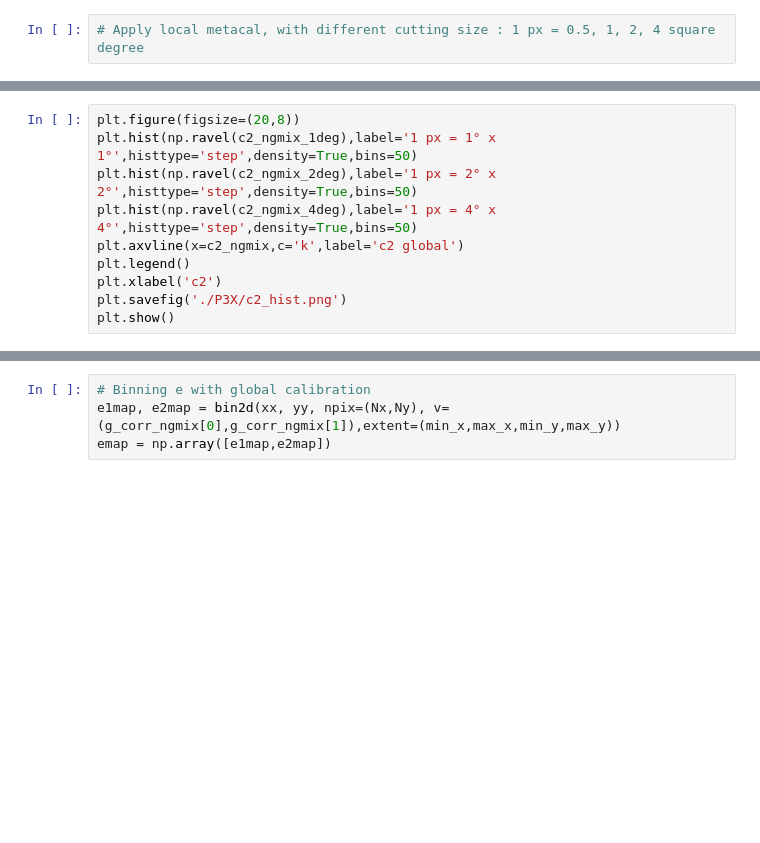
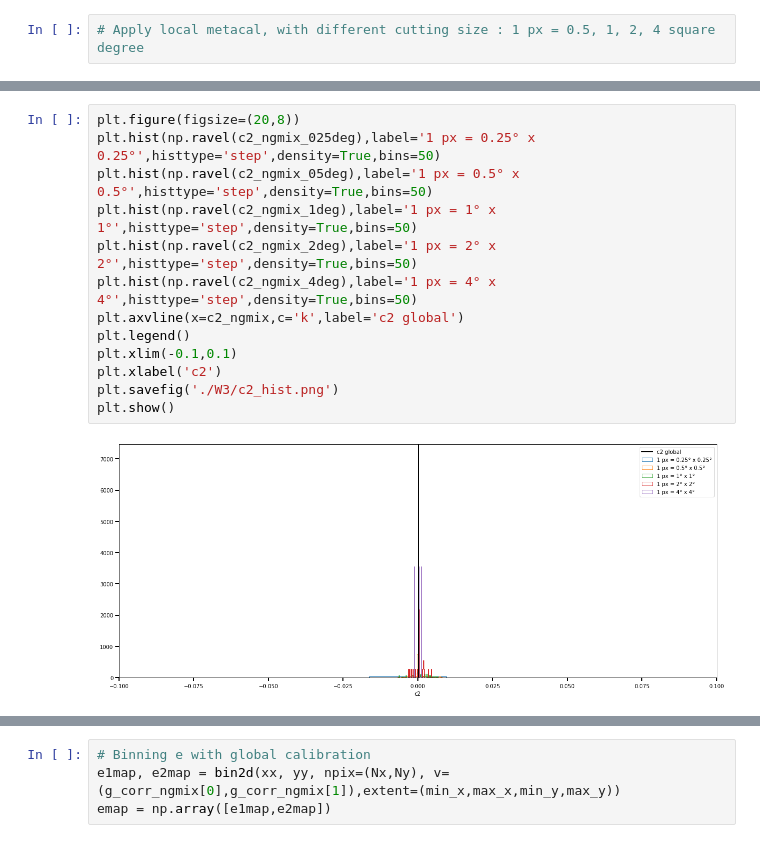
Before and after one commit to CosmoStat/sp_validation, a Jupyter notebook: notebooks/validation_local_cal.ipynb, the cells around one changed output, grey strips where cells are left out. Drawn from its saved outputs; the diff is of its cells as text; blank space fills up the shorter version.

```diff
--- a/notebooks/validation_local_cal.ipynb
+++ b/notebooks/validation_local_cal.ipynb
@@ -510,12 +1033,17 @@ plt.show()
 # %%
 plt.figure(figsize=(20,8))
+plt.hist(np.ravel(c2_ngmix_025deg),label='1 px = 0.25° x 0.25°',histtype='step',density=True,bins=50)
+plt.hist(np.ravel(c2_ngmix_05deg),label='1 px = 0.5° x 0.5°',histtype='step',density=True,bins=50)
 plt.hist(np.ravel(c2_ngmix_1deg),label='1 px = 1° x 1°',histtype='step',density=True,bins=50)
 plt.hist(np.ravel(c2_ngmix_2deg),label='1 px = 2° x 2°',histtype='step',density=True,bins=50)
 plt.hist(np.ravel(c2_ngmix_4deg),label='1 px = 4° x 4°',histtype='step',density=True,bins=50)
 plt.axvline(x=c2_ngmix,c='k',label='c2 global')
 plt.legend()
+plt.xlim(-0.1,0.1)
 plt.xlabel('c2')
-plt.savefig('./P3X/c2_hist.png')
+plt.savefig('./W3/c2_hist.png')
 plt.show()
+# %% [output]
+[figure, added]
 # %%
 print(np.shape(g1_final_1deg))
```
Also changed, not shown: parts of 84 cells of this notebook.
